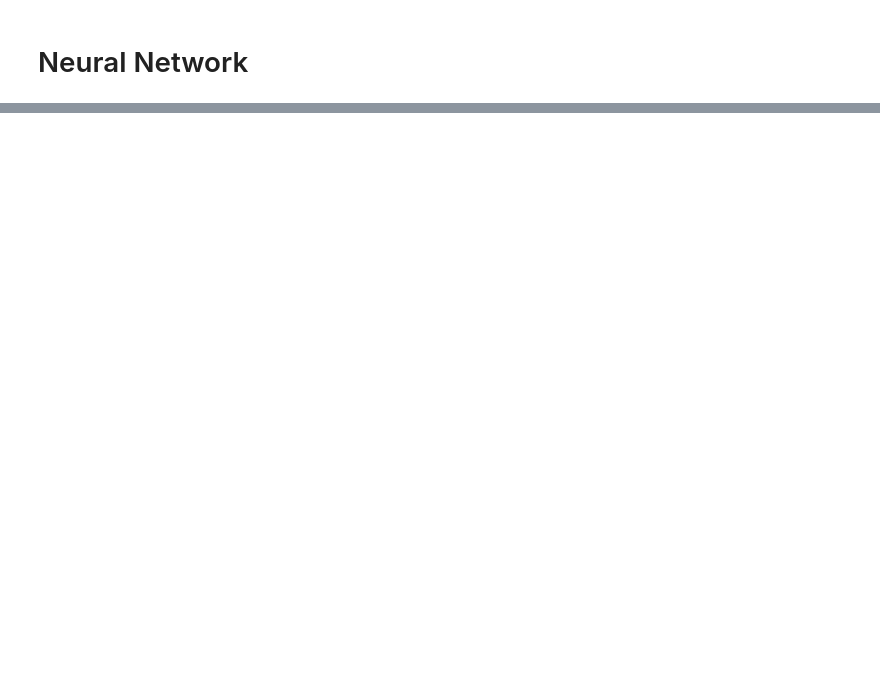
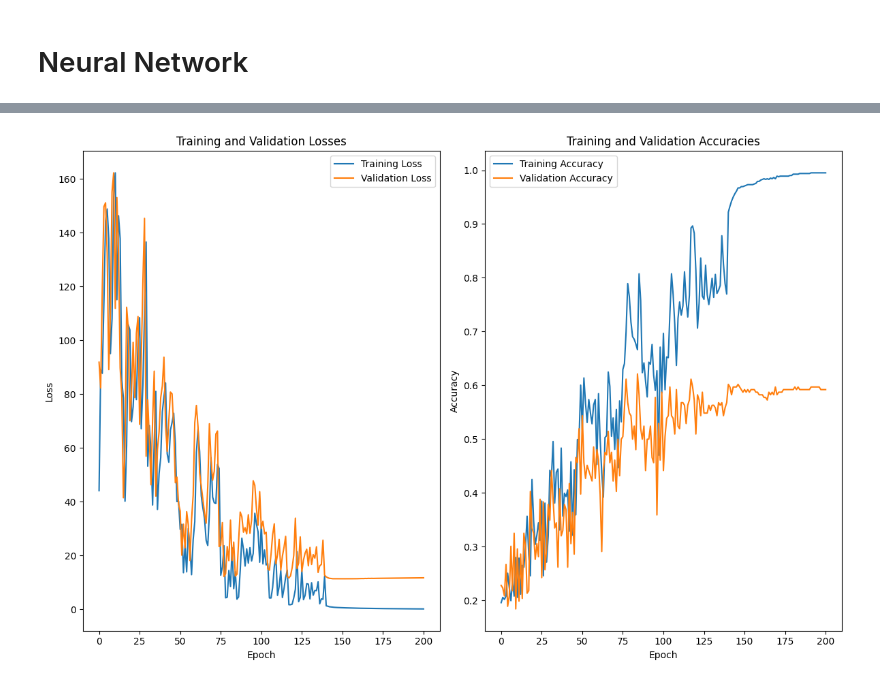
Before and after one commit to filnow/DL-UAM-24, a Jupyter notebook: lab4/lab4.ipynb, the cells around one changed output, grey strips where cells are left out. Drawn from its saved outputs; the diff is of its cells as text; code cells hidden in the pictures; blank space fills up the shorter version.

```diff
--- a/lab4/lab4.ipynb
+++ b/lab4/lab4.ipynb
@@ -229,0 +315,4 @@ KeyboardInterrupt:
+# %%
+print(f'Train and test for: epochs=200, learning_rate=0.1, hidden_shape=1024, activation=tanh\n\n')
+
+losses_train, losses_val, accuracies_train, accuracies_val = train(X_train, y_train_enc, X_val, y_val_enc, X_test, y_test_enc, epochs=200, learning_rate=0.1, hidden_shape=1024, activation='tanh')
@@ -229,0 +333,4 @@ KeyboardInterrupt:
+# %%
+plot_loss_acc(losses_train, losses_val, accuracies_train, accuracies_val)
+# %% [output]
+[figure, added]
```
Also changed, not shown: parts of 14 cells of this notebook.
